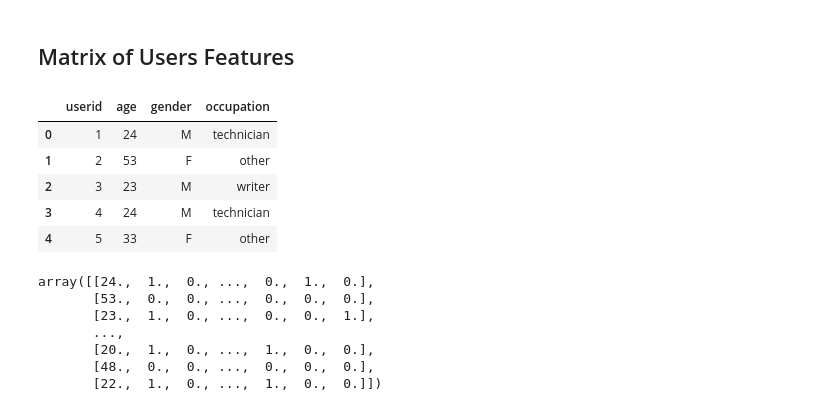
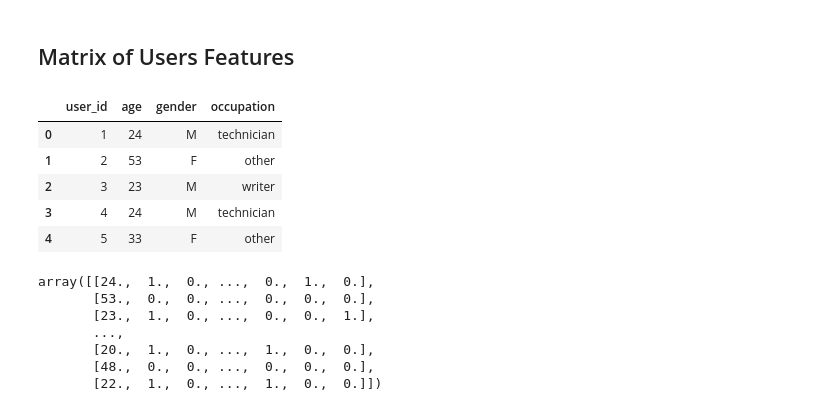
Before and after one commit to Recommendation-System-Project/Recommendation-system, a Jupyter notebook: IPS_New.ipynb, the cells around one changed output. Drawn from its saved outputs; the diff is of its cells as text; code cells hidden in the pictures.

```diff
--- a/IPS_New.ipynb
+++ b/IPS_New.ipynb
@@ -47,11 +47,11 @@ rating_matrix
 # %% [markdown]
 ## Matrix of Users Features
 # %%
-unames = ['userid','age','gender','occupation','zip code']
+unames = ['user_id','age','gender','occupation','zip code']
 users = pd.read_table(r'ml-100k/u.user',sep = '\|',names = unames, engine = 'python').drop('zip code', axis = 1)
 users.head()
 # %% [output]
-|  | userid | age | gender | occupation |
+|  | user_id | age | gender | occupation |
 | 0 | 1 | 24 | M | technician |
 | 1 | 2 | 53 | F | other |
 | 2 | 3 | 23 | M | writer |
```
Also changed, not shown: parts of 15 cells of this notebook.
